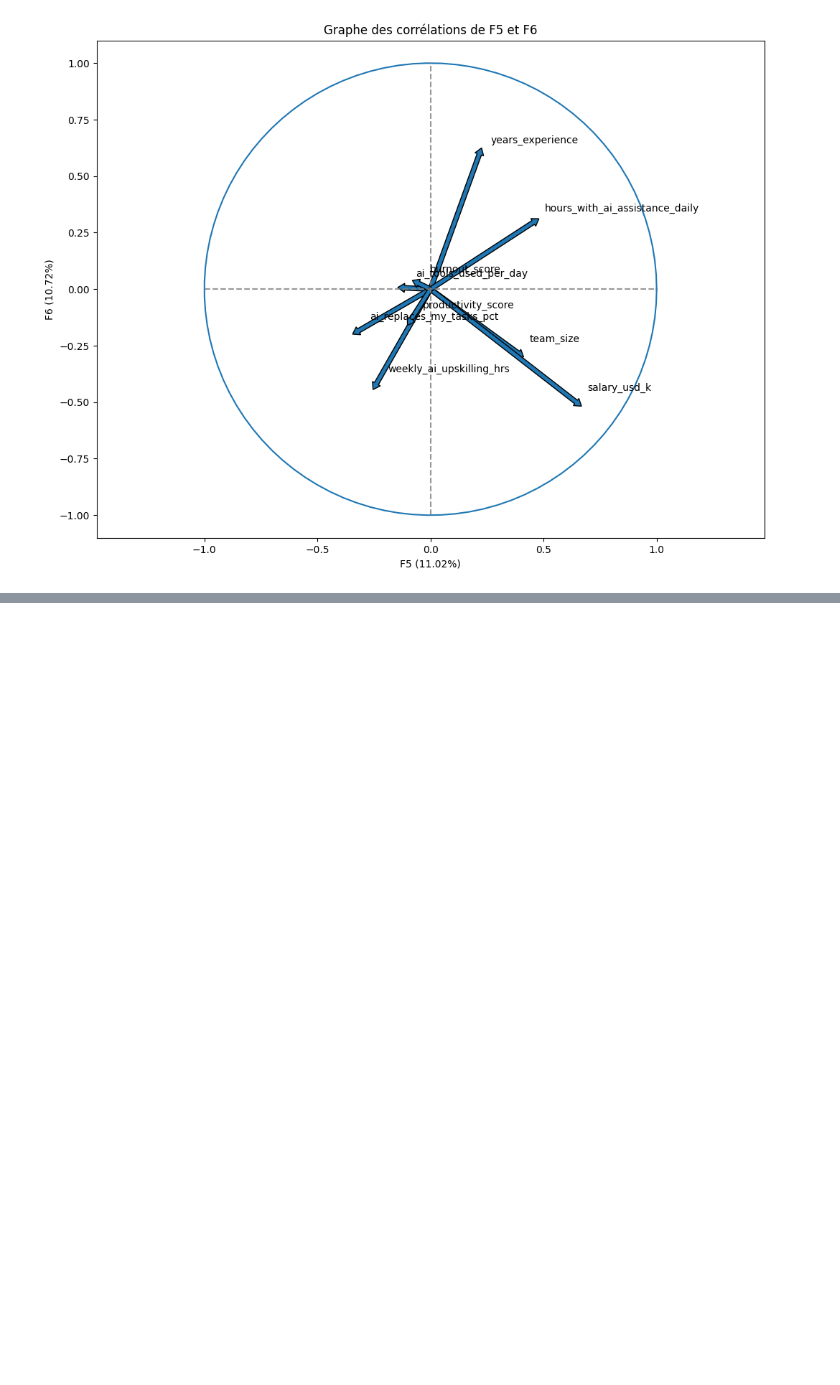
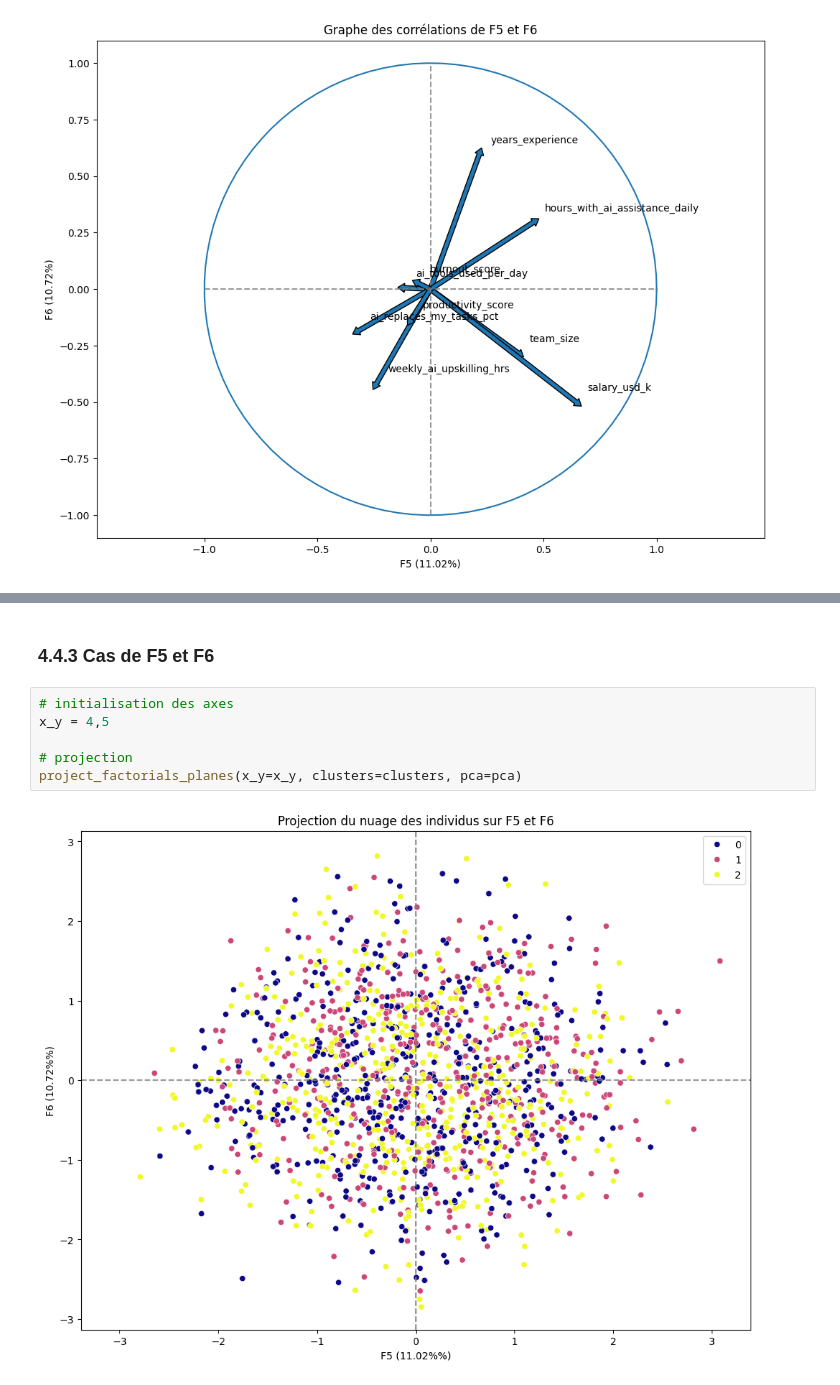
Before and after one commit to Harlequelrah/ai_worker_burnout_attrition_2026, a Jupyter notebook: project/main.ipynb, the cells around one changed output, grey strips where cells are left out. Saved outputs shown, nothing was run; the diff lists cells and outputs as text; blank space fills up the shorter version.

```diff
--- a/project/main.ipynb
+++ b/project/main.ipynb
@@ -427,0 +585,10 @@ corr_graph(x_y=x_y, features=features, pca=pca, pcs=pcs)
+# %% [markdown]
+### 4.4.3 Cas de F5 et F6
+# %%
+# initialisation des axes
+x_y = 4,5
+
+# projection
+project_factorials_planes(x_y=x_y, clusters=clusters, pca=pca)
+# %% [output]
+[figure, added]
```
Also changed, not shown: parts of 18 cells of this notebook.
